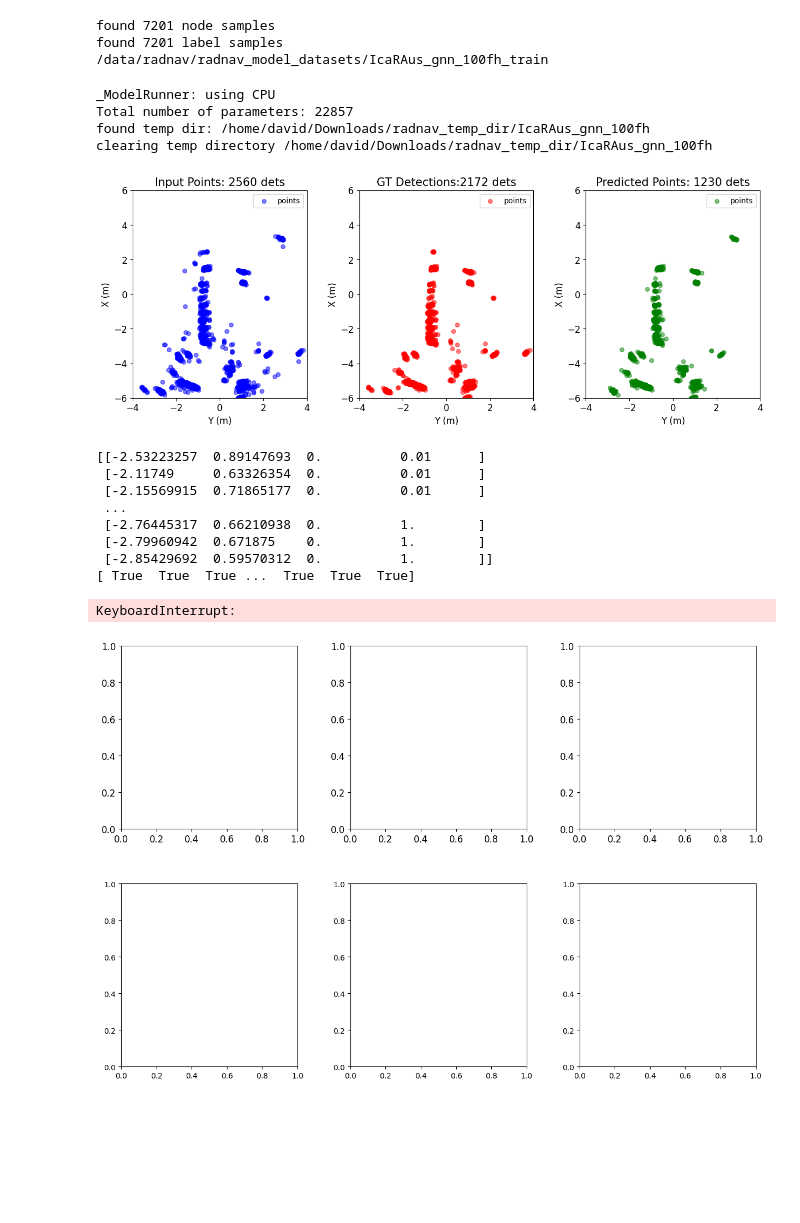
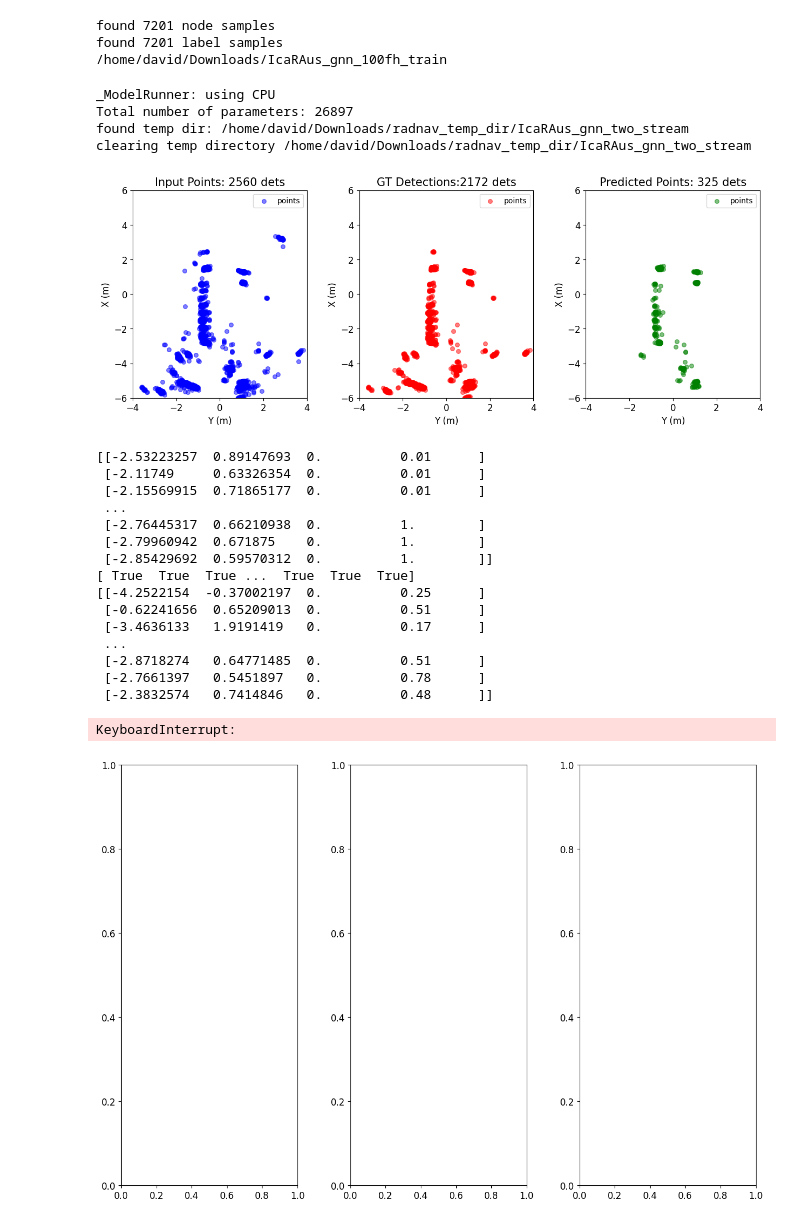
Before and after one commit to davidmhunt/mmwave_model_integrator, a Jupyter notebook: notebooks/testing_IcaRAus_gnn.ipynb, the cells around one changed output. Cells and saved outputs as stored; diff of their text form; code cells hidden in the pictures; blank space fills up the shorter version.

Commit message:
feat: Enhance IcaRAus GNN hyperparameter optimization by adding new parameters, configurable target metrics, and updated log management.

```diff
--- a/notebooks/testing_IcaRAus_gnn.ipynb
+++ b/notebooks/testing_IcaRAus_gnn.ipynb
@@ -7,24 +7,25 @@ import numpy as np
 from dotenv import load_dotenv
 load_dotenv("../.env")
 DATASET_PATH=os.getenv("DATASET_DIRECTORY")
-DATASET_PATH=os.path.join("/data/radnav/radnav_model_datasets")
+# DATASET_PATH=os.path.join("/home/david/Downloads")
 MODEL_TRAINING_DATASET_PATH=os.getenv("MODEL_TRAINING_DATASET_PATH")
 GENERATED_DATASETS_PATH=os.getenv("GENERATED_DATASETS_PATH")
-mmwave_model_integrator.torch_training.models.SequentialDynamicEdgeConvGnn../")
+# from mmwave_model_integrator.torch_training.models.SequentialDynamicEdgeConv import SequentialDynamicEdgeConv
+from mmwave_model_integrator.torch_training.models.TwoStreamSpatioTemporalGnn import TwoStreamSpatioTemporalGnn
 from cpsl_datasets.gnn_node_ds import GnnNodeDS
 
 from mmwave_model_integrator.input_encoders._node_encoder import _NodeEncoder
 from mmwave_model_integrator.ground_truth_encoders._gt_node_encoder import _GTNodeEncoder
 from mmwave_model_integrator.plotting.plotter_gnn_pc_processing import PlotterGnnPCProcessing
 from mmwave_model_integrator.model_runner.gnn_runner import GNNRunner
-from mmwave_model_integrator.torch_training.models.SequentialDynamicEdgeConv import SequentialDynamicEdgeConv
+# from mmwave_model_integrator.torch_training.models.SequentialDynamicEdgeConv import SequentialDynamicEdgeConv
 from mmwave_model_integrator.torch_training.models.SAGEGnn import SageGNNClassifier
 from mmwave_model_integrator.plotting.movie_generator_gnn import MovieGeneratorGNN
 # %%
 #initialize the dataset
-config_label = "IcaRAus_gnn_100fh"
-
-dataset_path = os.path.join(DATASET_PATH,"{}_train".format(config_label))
+config_label = "IcaRAus_gnn_two_stream"
+dataset_label = "IcaRAus_gnn_100fh"
+dataset_path = os.path.join(DATASET_PATH,"{}_train".format(dataset_label))
 dataset = GnnNodeDS(
     dataset_path=dataset_path,
     node_folder="nodes",
@@ -34,7 +35,7 @@ print(dataset_path)
 # %% [output]
 found 7201 node samples
 found 7201 label samples
-/data/radnav/radnav_model_datasets/IcaRAus_gnn_100fh_train
+/home/david/Downloads/IcaRAus_gnn_100fh_train
 # %%
 #initialize the encoder and decoder
 input_encoder = _NodeEncoder()
@@ -42,19 +43,21 @@ ground_truth_encoder = _GTNodeEncoder()
 plotter = PlotterGnnPCProcessing()
 
 #testing the output
+model = TwoStreamSpatioTemporalGnn(
+    hidden_channels=28,
+    out_channels=1,
+    k=40,
+    dropout=0.1
+)
 
 runner = GNNRunner(
-    model= SequentialDynamicEdgeConv(
-        in_channels=4,
-        hidden_channels=32,
-        out_channels=1,
-        k=10
-    ),state_dict_path="/home/david/Documents/odometry/submodules/mmwave_model_integrator/scripts/working_dir/DynamicEdgeConv_IcaRAus_gnn_100fh_norm_frame.pth",
+    model= model,
+    state_dict_path="/home/david/Documents/odometry/submodules/mmwave_model_integrator/scripts/working_dir/IcaRAus_gnn/IcaRAus_TwoStreamSpatioTemporalGnn_100fh_pos_weight.pth",
     cuda_device="cpu",
     edge_radius=10.0, #unused for this model
     enable_downsampling=True,
-    downsample_keep_ratio=0.5,
-    downsample_min_points=100,
+    downsample_keep_ratio=0.20,
+    downsample_min_points=300,
     use_sigmoid=True
 )
 
@@ -69,9 +72,9 @@ movie_generator = MovieGeneratorGNN(
 )
 # %% [output]
 _ModelRunner: using CPU
-Total number of parameters: 22857
-found temp dir: /home/david/Downloads/radnav_temp_dir/IcaRAus_gnn_100fh
-clearing temp directory /home/david/Downloads/radnav_temp_dir/IcaRAus_gnn_100fh
+Total number of parameters: 26897
+found temp dir: /home/david/Downloads/radnav_temp_dir/IcaRAus_gnn_two_stream
+clearing temp directory /home/david/Downloads/radnav_temp_dir/IcaRAus_gnn_two_stream
 # %%
 #plot a sample from the training dataset
 idx = 980 #980 good for imaging #3000 good on 10fp_20fh_0_50_th_5mRng_0_2_res_train
@@ -86,7 +89,7 @@ plotter.plot_compilation(
     show=True
 )
 # %% [output]
-[figure, old version]
+[figure, new version]
 # %%
 idx = 980
 nodes = dataset.get_node_data(idx)
@@ -96,6 +99,7 @@ print(nodes)
 print(labels)
 
 pred = runner.make_prediction(nodes)
+print(pred)
 # %% [output]
 [[-2.53223257  0.89147693  0.          0.01      ]
  [-2.11749     0.63326354  0.          0.01      ]
@@ -105,6 +109,13 @@ pred = runner.make_prediction(nodes)
  [-2.79960942  0.671875    0.          1.        ]
  [-2.85429692  0.59570312  0.          1.        ]]
 [ True  True  True ...  True  True  True]
+[[-4.2522154  -0.37002197  0.          0.25      ]
+ [-0.62241656  0.65209013  0.          0.51      ]
+ [-3.4636133   1.9191419   0.          0.17      ]
+ ...
+ [-2.8718274   0.64771485  0.          0.51      ]
+ [-2.7661397   0.5451897   0.          0.78      ]
+ [-2.3832574   0.7414846   0.          0.48      ]]
 # %%
 #quick speed comparison
 from tqdm import tqdm
@@ -119,15 +130,15 @@ for i in tqdm(range(dataset.num_frames)):
 KeyboardInterrupt:
 # %%
 movie_generator.initialize_figure(
-    nrows=2,
+    nrows=1,
     ncols=3,
-    figsize=(15,10),
+    figsize=(15,5),
     wspace=0.3,
     hspace=0.3
 )
 
 movie_generator.generate_movie_frames()
 
-movie_generator.save_movie(video_file_name="{}.mp4".format("gnnSAGE_initial"),fps=20)
+movie_generator.save_movie(video_file_name="{}.mp4".format("{}_mov".format(config_label)),fps=20)
 # %% [output]
-[figure, old version]
+[figure, new version]
```
Also changed, not shown: 8 other files.
